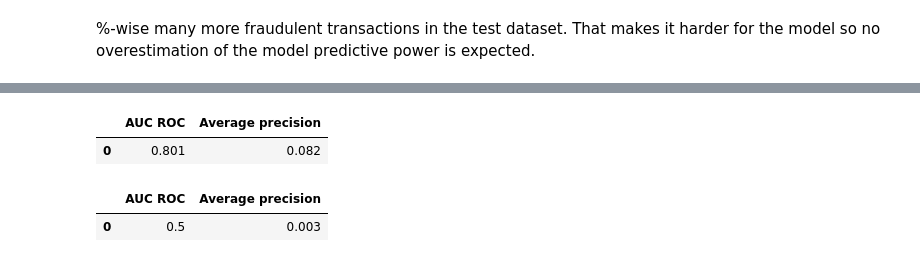
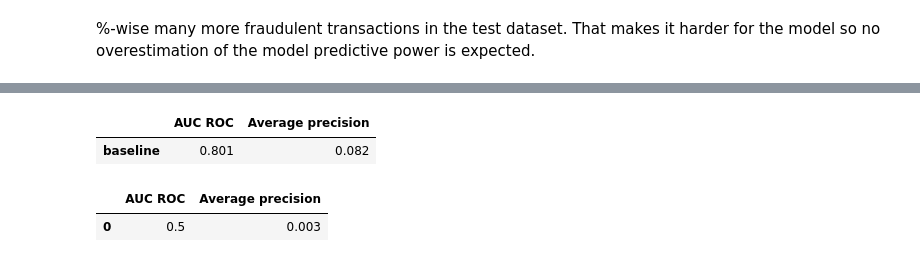
Before and after one commit to MonikaFu/paysim-fraud-detection, a Jupyter notebook: notebooks/model_building.ipynb, the cells around one changed output, grey strips where cells are left out. Cells and saved outputs as stored; diff of their text form; code cells hidden in the pictures.

```diff
--- a/notebooks/model_building.ipynb
+++ b/notebooks/model_building.ipynb
@@ -77,11 +80,15 @@ test_df.head(10)
 | 5090103 | 355 | PAYMENT | 10845.92 | C50339380 | 0.0 | 0.00 | M543313363 | 0.00 | ... |
 | 5090104 | 355 | PAYMENT | 4865.51 | C122248941 | 22107.0 | 17241.49 | M1867809818 | 0.00 | ... |
 | 5090105 | 355 | CASH_OUT | 4100.58 | C1822873210 | 10753.0 | 6652.42 | C100403476 | 51525.03 | ... |
-# %%
-performance_assessment(predictions_df=test_df, output_feature="isFraud", prediction_feature="predicted_isFraud")
-# %% [output]
-|  | AUC ROC | Average precision |
-| 0 | 0.801 | 0.082 |
+# %%
+performances_df = pd.DataFrame()
+performances_df = performance_assessment(predictions_df=test_df, output_feature="isFraud", prediction_feature="predicted_isFraud")
+performances_df.index = ["baseline"]
+# %%
+performances_df
+# %% [output]
+|  | AUC ROC | Average precision |
+| baseline | 0.801 | 0.082 |
 # %%
 predictions_df = test_df.copy()
 predictions_df["predicted_isFraud"] = 0.5
```
Also changed, not shown: parts of 17 cells of this notebook, 1 other file.
